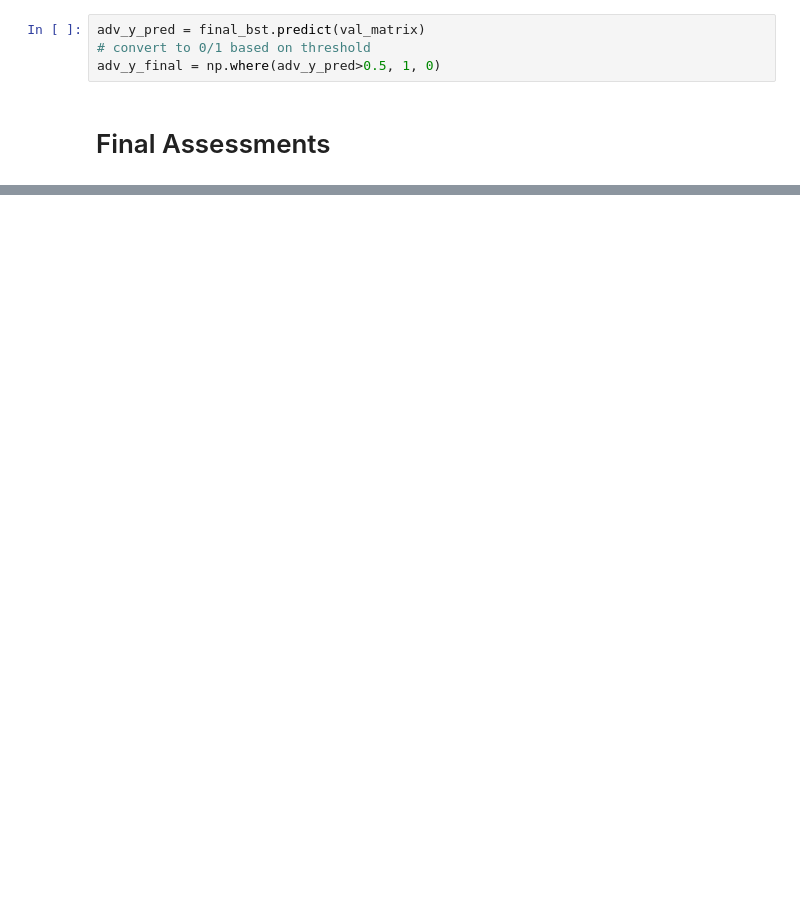
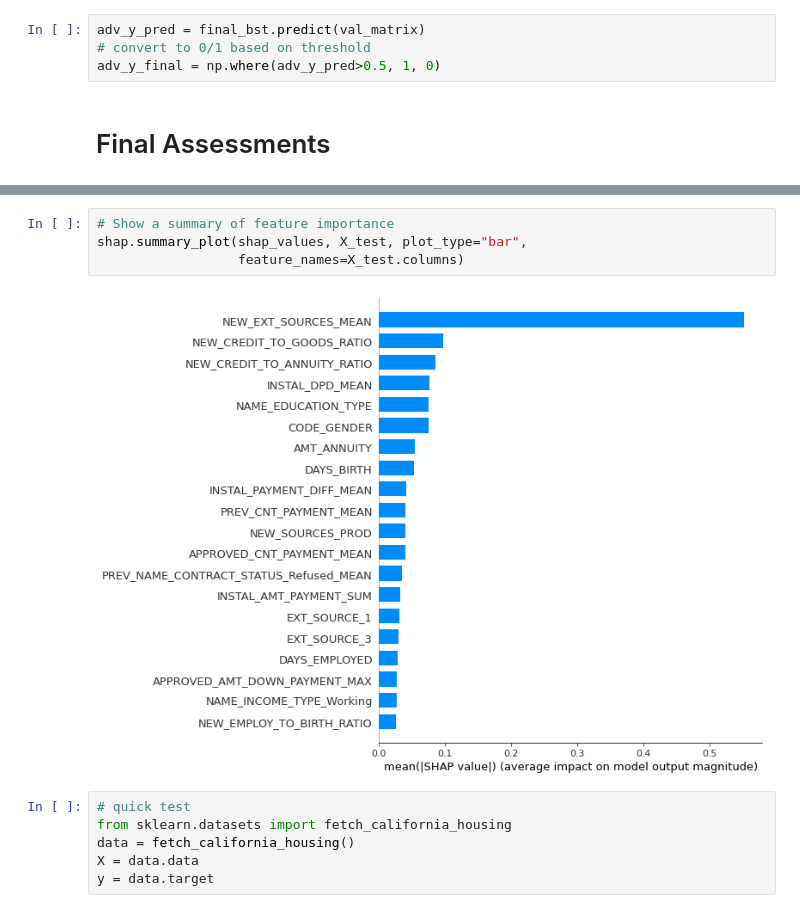
Before and after one commit to odog96/cml-rapids, a Jupyter notebook: Modelling.ipynb, the cells around one changed output, grey strips where cells are left out. Cells and saved outputs as stored; diff of their text form; blank space fills up the shorter version.

```diff
--- a/Modelling.ipynb
+++ b/Modelling.ipynb
@@ -118,0 +201,12 @@ roc_auc_score(y_test, adv_y_pred)
+# %%
+# Show a summary of feature importance
+shap.summary_plot(shap_values, X_test, plot_type="bar",
+                  feature_names=X_test.columns)
+# %% [output]
+[figure, added]
+# %%
+# quick test
+from sklearn.datasets import fetch_california_housing
+data = fetch_california_housing()
+X = data.data
+y = data.target
```
Also changed, not shown: parts of 21 cells of this notebook, 3 other files.
